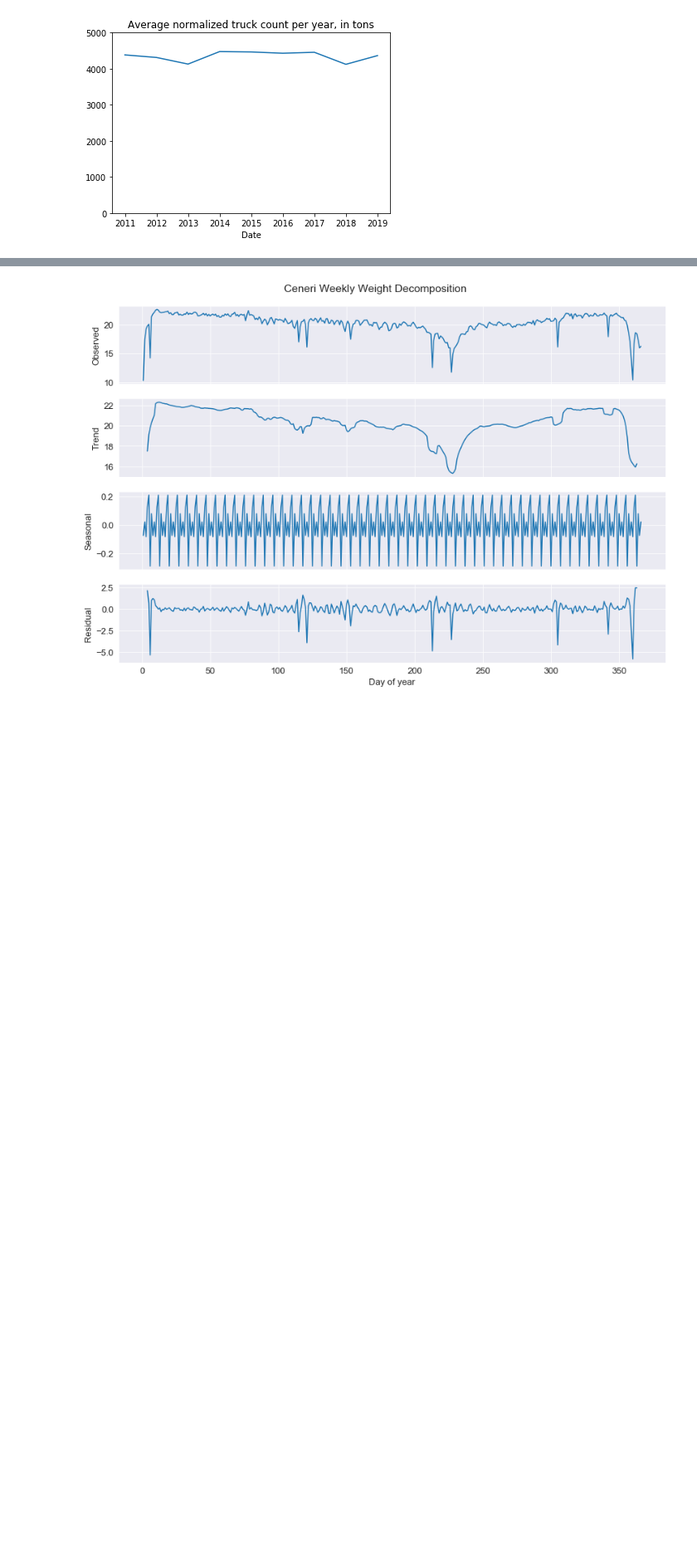
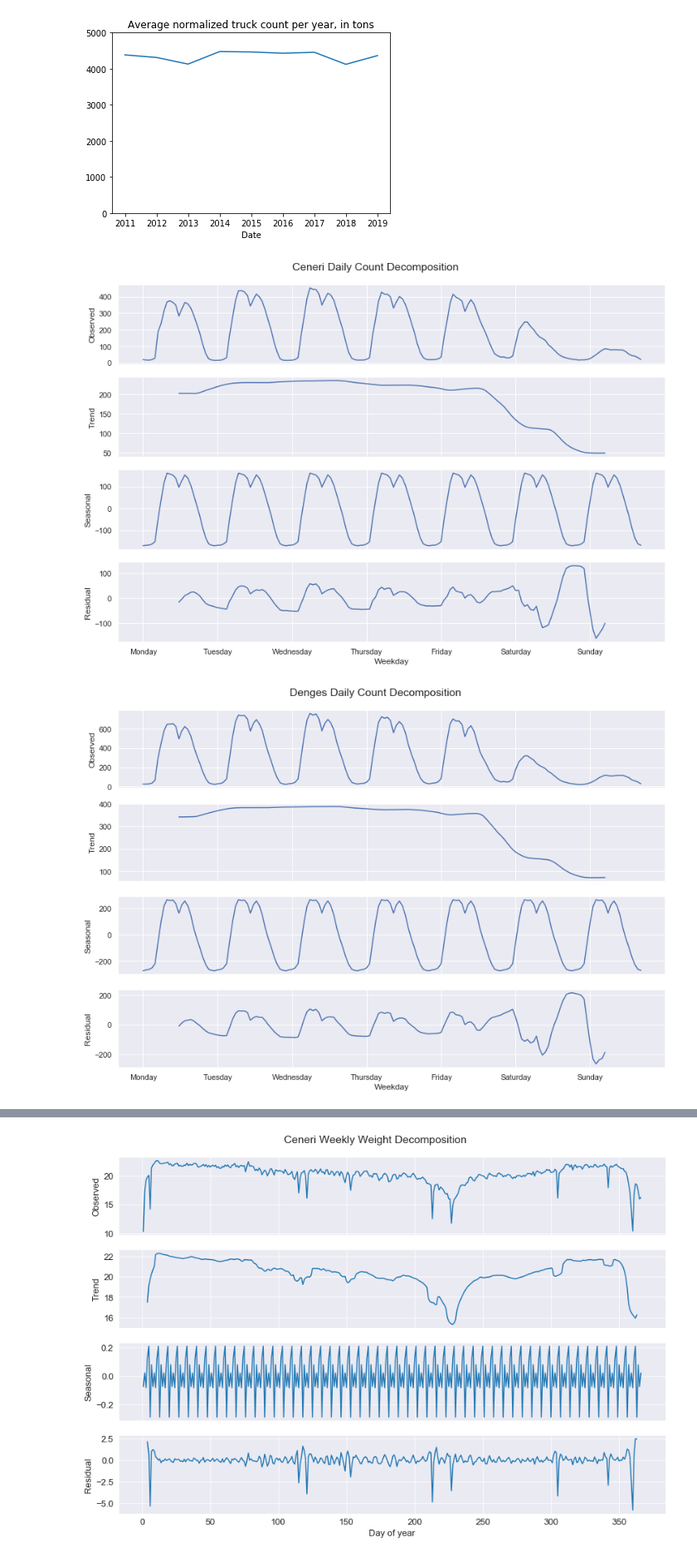
Before and after one commit to isdabelle/DigitalTwinBridges, a Jupyter notebook: Seasonality.ipynb, the cells around one changed output, grey strips where cells are left out. Shown at 83% size. Cells and saved outputs as stored; diff of their text form; code cells hidden in the pictures; blank space fills up the shorter version.

```diff
--- a/Seasonality.ipynb
+++ b/Seasonality.ipynb
@@ -10,6 +10,7 @@ import matplotlib.dates as mdates
 from statsmodels.tsa.seasonal import seasonal_decompose
 import seaborn as sns
 sns.set_style('darkgrid')
+sns.set(rc={'figure.figsize':(11.7,8.27)})
 plt.rc('figure',figsize=(12,8))
 plt.rc('font',size=13)
 # %%
@@ -164,0 +224,6 @@ ax.set_ylim(0, 5000)
+# %%
+for station in stations:
+    count_seasonality(station, 'Daily', False)
+# %% [output]
+[figure, added]
+[figure, added]
```
Also changed, not shown: parts of 3 cells of this notebook, 3 other files.
